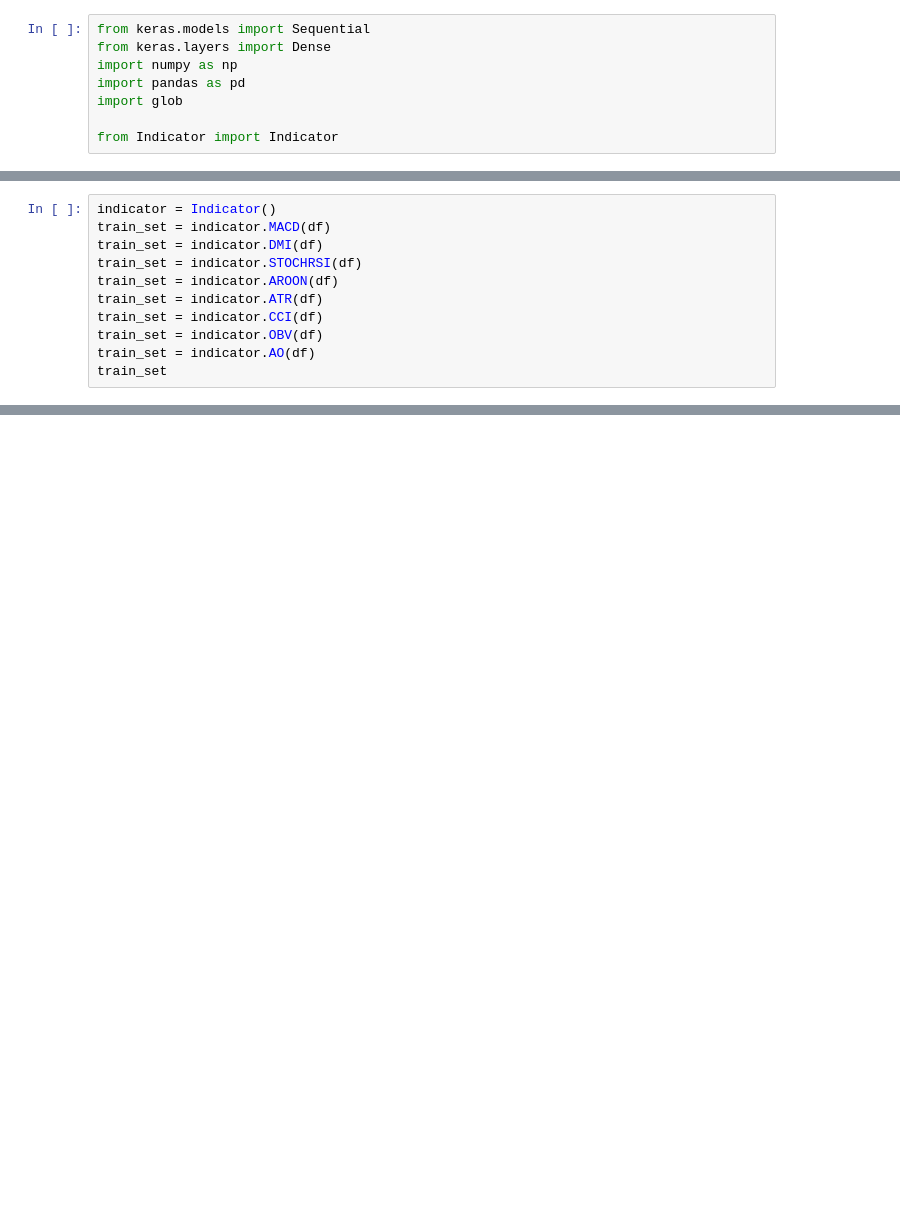
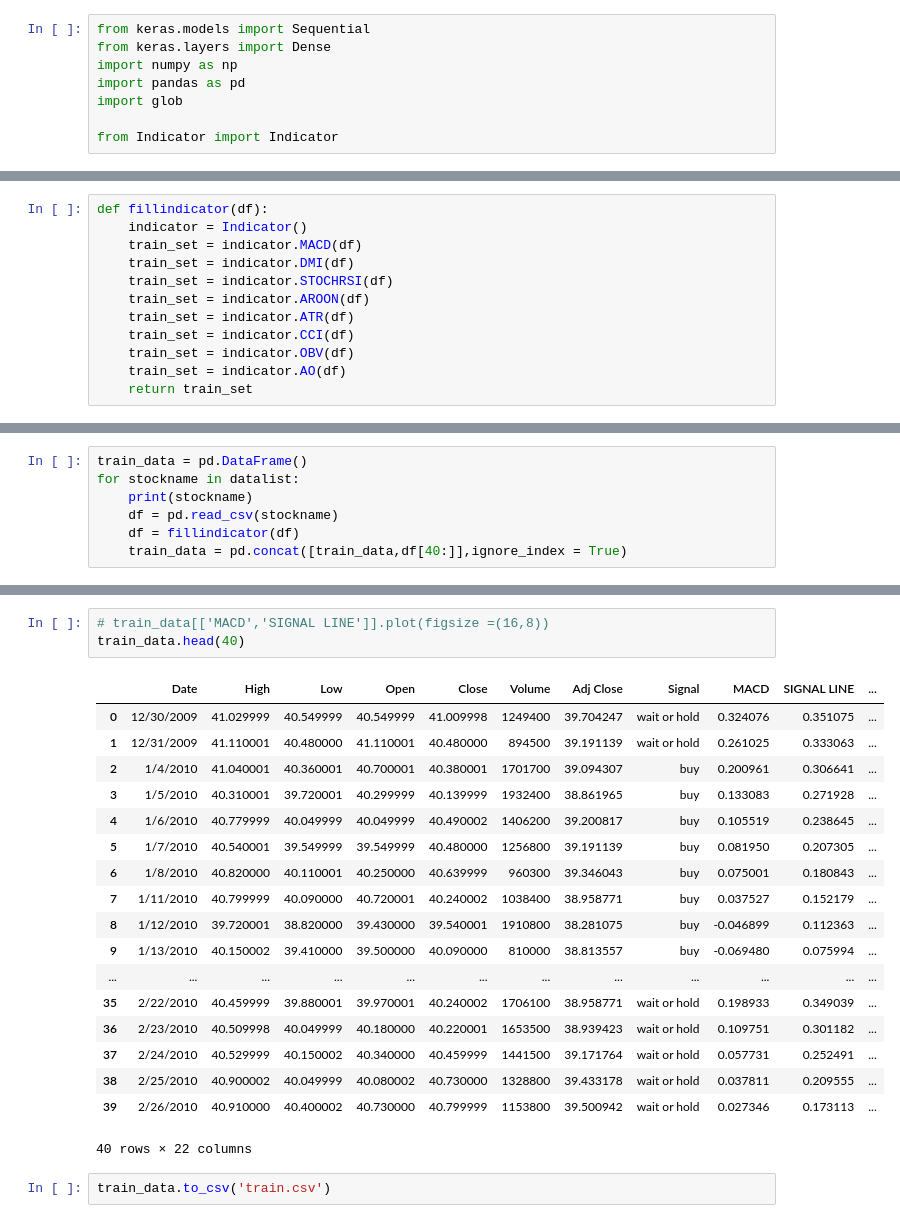
Before and after one commit to ekawitjaidee/Project_Model, a Jupyter notebook: Model.ipynb, the cells around one changed output, grey strips where cells are left out. Cells and saved outputs as stored; diff of their text form; blank space fills up the shorter version.

```diff
--- a/Model.ipynb
+++ b/Model.ipynb
@@ -53,11 +52,12 @@ df
 # %%
-indicator = Indicator()
-train_set = indicator.MACD(df)
-train_set = indicator.DMI(df)
-train_set = indicator.STOCHRSI(df)
-train_set = indicator.AROON(df)
-train_set = indicator.ATR(df)
-train_set = indicator.CCI(df)
-train_set = indicator.OBV(df)
-train_set = indicator.AO(df)
-train_set
+def fillindicator(df):
+    indicator = Indicator()
+    train_set = indicator.MACD(df)
+    train_set = indicator.DMI(df)
+    train_set = indicator.STOCHRSI(df)
+    train_set = indicator.AROON(df)
+    train_set = indicator.ATR(df)
+    train_set = indicator.CCI(df)
+    train_set = indicator.OBV(df)
+    train_set = indicator.AO(df)
+    return train_set
@@ -78,0 +64,7 @@ train_set
+# %%
+train_data = pd.DataFrame()
+for stockname in datalist:
+    print(stockname)
+    df = pd.read_csv(stockname)
+    df = fillindicator(df)
+    train_data = pd.concat([train_data,df[40:]],ignore_index = True)
@@ -78,0 +89,24 @@ train_set
+# %%
+# train_data[['MACD','SIGNAL LINE']].plot(figsize =(16,8))
+train_data.head(40)
+# %% [output]
+|  | Date | High | Low | Open | Close | Volume | Adj Close | Signal | MACD | SIGNAL LINE | ... |
+| 0 | 12/30/2009 | 41.029999 | 40.549999 | 40.549999 | 41.009998 | 1249400 | 39.704247 | wait or hold | 0.324076 | 0.351075 | ... |
+| 1 | 12/31/2009 | 41.110001 | 40.480000 | 41.110001 | 40.480000 | 894500 | 39.191139 | wait or hold | 0.261025 | 0.333063 | ... |
+| 2 | 1/4/2010 | 41.040001 | 40.360001 | 40.700001 | 40.380001 | 1701700 | 39.094307 | buy | 0.200961 | 0.306641 | ... |
+| 3 | 1/5/2010 | 40.310001 | 39.720001 | 40.299999 | 40.139999 | 1932400 | 38.861965 | buy | 0.133083 | 0.271928 | ... |
+| 4 | 1/6/2010 | 40.779999 | 40.049999 | 40.049999 | 40.490002 | 1406200 | 39.200817 | buy | 0.105519 | 0.238645 | ... |
+| 5 | 1/7/2010 | 40.540001 | 39.549999 | 39.549999 | 40.480000 | 1256800 | 39.191139 | buy | 0.081950 | 0.207305 | ... |
+| 6 | 1/8/2010 | 40.820000 | 40.110001 | 40.250000 | 40.639999 | 960300 | 39.346043 | buy | 0.075001 | 0.180843 | ... |
+| 7 | 1/11/2010 | 40.799999 | 40.090000 | 40.720001 | 40.240002 | 1038400 | 38.958771 | buy | 0.037527 | 0.152179 | ... |
+| 8 | 1/12/2010 | 39.720001 | 38.820000 | 39.430000 | 39.540001 | 1910800 | 38.281075 | buy | -0.046899 | 0.112363 | ... |
+| 9 | 1/13/2010 | 40.150002 | 39.410000 | 39.500000 | 40.090000 | 810000 | 38.813557 | buy | -0.069480 | 0.075994 | ... |
+| ... | ... | ... | ... | ... | ... | ... | ... | ... | ... | ... | ... |
+| 35 | 2/22/2010 | 40.459999 | 39.880001 | 39.970001 | 40.240002 | 1706100 | 38.958771 | wait or hold | 0.198933 | 0.349039 | ... |
+| 36 | 2/23/2010 | 40.509998 | 40.049999 | 40.180000 | 40.220001 | 1653500 | 38.939423 | wait or hold | 0.109751 | 0.301182 | ... |
+| 37 | 2/24/2010 | 40.529999 | 40.150002 | 40.340000 | 40.459999 | 1441500 | 39.171764 | wait or hold | 0.057731 | 0.252491 | ... |
+| 38 | 2/25/2010 | 40.900002 | 40.049999 | 40.080002 | 40.730000 | 1328800 | 39.433178 | wait or hold | 0.037811 | 0.209555 | ... |
+| 39 | 2/26/2010 | 40.910000 | 40.400002 | 40.730000 | 40.799999 | 1153800 | 39.500942 | wait or hold | 0.027346 | 0.173113 | ... |
+40 rows × 22 columns
+# %%
+train_data.to_csv('train.csv')
```
Also changed, not shown: parts of 4 cells of this notebook, 1 other file.
